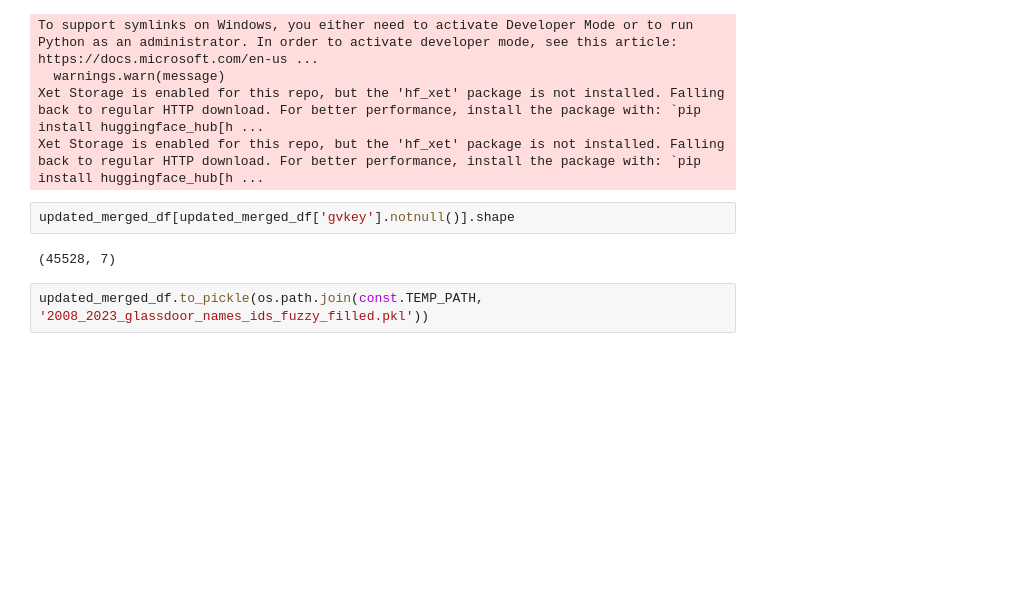
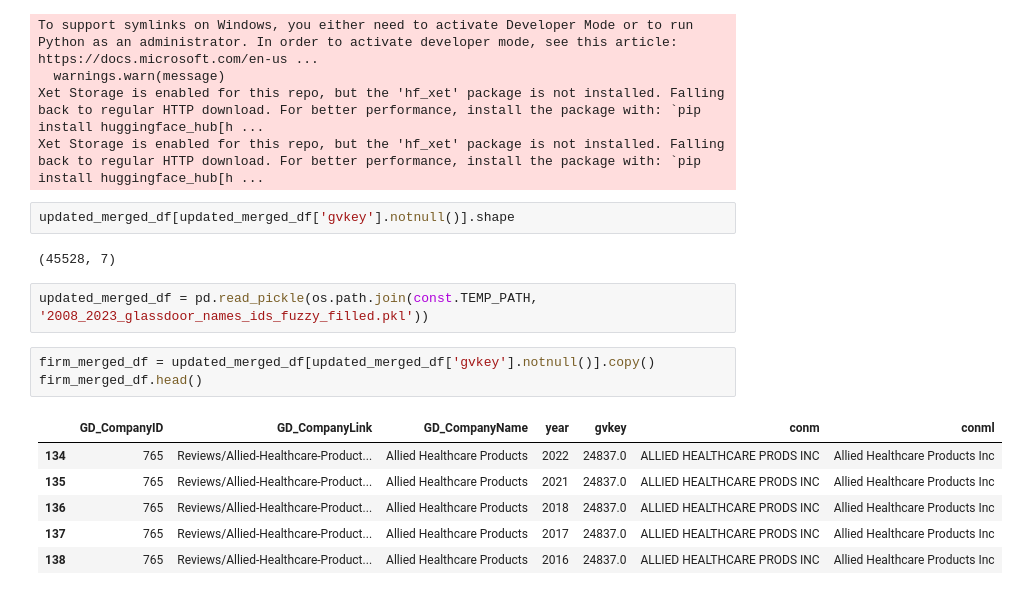
Before and after one commit to wangyouan/glassdoor-server, a Jupyter notebook: JupyterLabs/OrganizeGlassdoorData.ipynb, the cells around one changed output. Saved outputs shown, nothing was run; the diff lists cells and outputs as text; blank space fills up the shorter version.

```diff
--- a/JupyterLabs/OrganizeGlassdoorData.ipynb
+++ b/JupyterLabs/OrganizeGlassdoorData.ipynb
@@ -272,5 +272,15 @@ Xet Storage is enabled for this repo, but the 'hf_xet' package is not installed.
 updated_merged_df[updated_merged_df['gvkey'].notnull()].shape
 # %% [output]
 (45528, 7)
+# %%
+updated_merged_df = pd.read_pickle(os.path.join(const.TEMP_PATH, '2008_2023_glassdoor_names_ids_fuzzy_filled.pkl'))
 # %%
-updated_merged_df.to_pickle(os.path.join(const.TEMP_PATH, '2008_2023_glassdoor_names_ids_fuzzy_filled.pkl'))
+firm_merged_df = updated_merged_df[updated_merged_df['gvkey'].notnull()].copy()
+firm_merged_df.head()
+# %% [output]
+|  | GD_CompanyID | GD_CompanyLink | GD_CompanyName | year | gvkey | conm | conml |
+| 134 | 765 | Reviews/Allied-Healthcare-Product... | Allied Healthcare Products | 2022 | 24837.0 | ALLIED HEALTHCARE PRODS INC | Allied Healthcare Products Inc |
+| 135 | 765 | Reviews/Allied-Healthcare-Product... | Allied Healthcare Products | 2021 | 24837.0 | ALLIED HEALTHCARE PRODS INC | Allied Healthcare Products Inc |
+| 136 | 765 | Reviews/Allied-Healthcare-Product... | Allied Healthcare Products | 2018 | 24837.0 | ALLIED HEALTHCARE PRODS INC | Allied Healthcare Products Inc |
+| 137 | 765 | Reviews/Allied-Healthcare-Product... | Allied Healthcare Products | 2017 | 24837.0 | ALLIED HEALTHCARE PRODS INC | Allied Healthcare Products Inc |
+| 138 | 765 | Reviews/Allied-Healthcare-Product... | Allied Healthcare Products | 2016 | 24837.0 | ALLIED HEALTHCARE PRODS INC | Allied Healthcare Products Inc |
```
Also changed, not shown: parts of 15 cells of this notebook.
